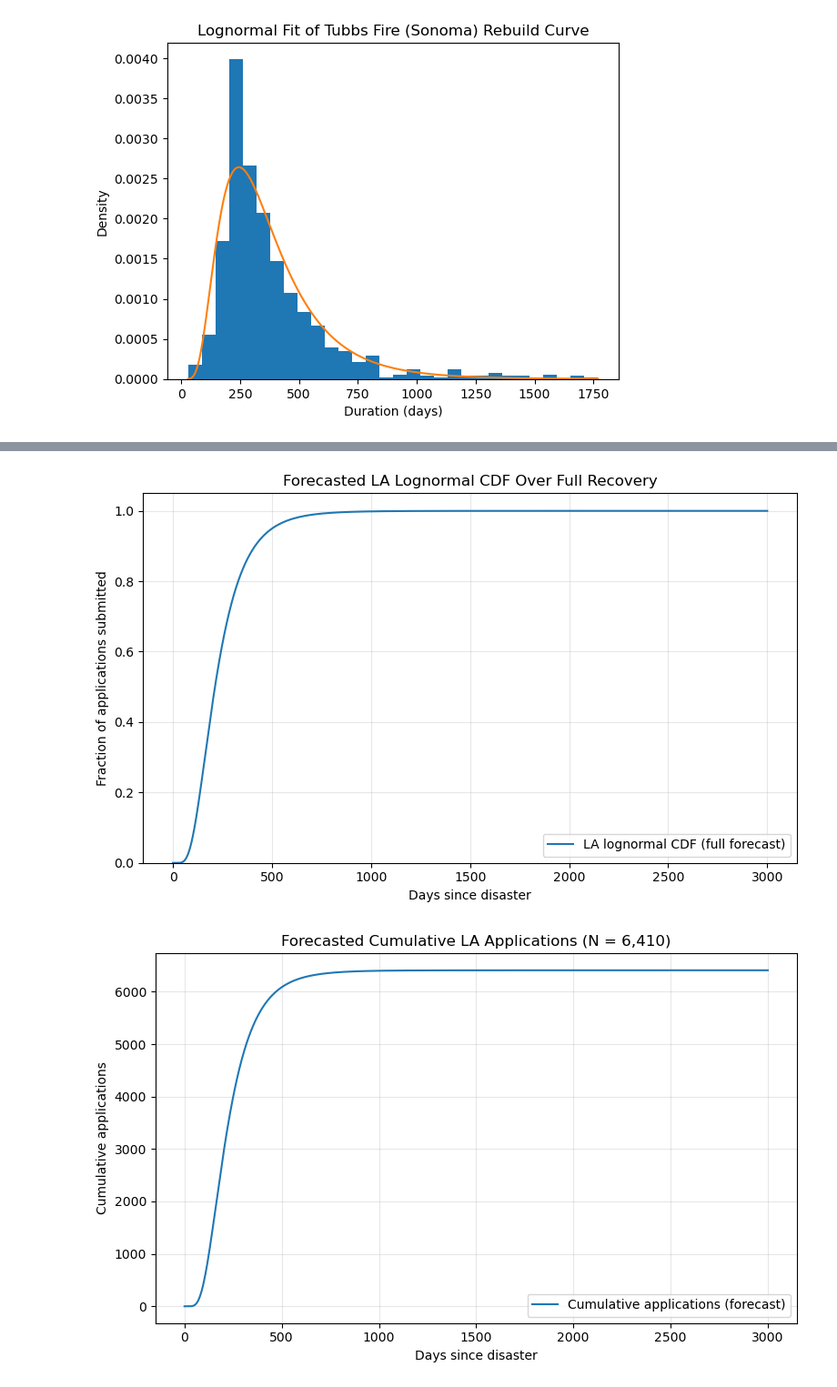
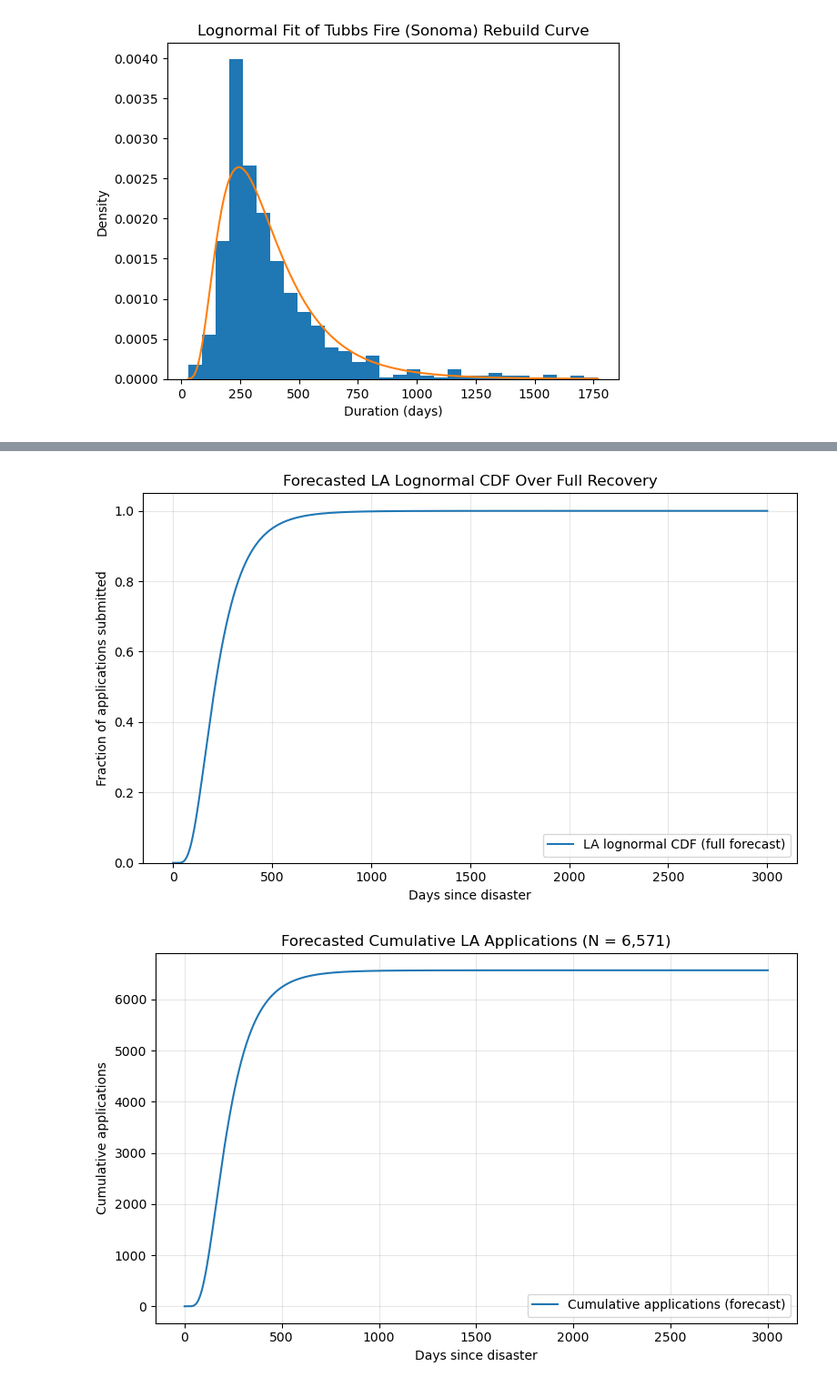
Before and after one commit to MIT-HSCL/permitting-model, a Jupyter notebook: Data fitting for pre-application timeline/fit_data.ipynb, the cells around one changed output, grey strips where cells are left out. Shown at 91% size. Saved outputs shown, nothing was run; the diff lists cells and outputs as text; code cells hidden in the pictures.

```diff
--- a/Data fitting for pre-application timeline/fit_data.ipynb
+++ b/Data fitting for pre-application timeline/fit_data.ipynb
@@ -183,40 +137,44 @@ plt.show()
 # Use the LA lognormal fit you already estimated:
 # shape_la, loc_la, scale_la
 
-N_la = 6410  # total expected applications
+df_la = pd.read_csv("disaster_to_application_la.csv")
+data_la = df_la["duration_days"].values
+shape_la, loc_la, scale_la = lognorm.fit(data_la, floc=0)
+
+N_la = 6571  # total expected applications
 
 # Choose a horizon long enough to see the curve saturate
 x_forecast = np.linspace(0, 3000, 1000)  # days since disaster
 
 # Full (unscaled) LA lognormal CDF and PDF
 cdf_la_full = lognorm.cdf(x_forecast, shape_la, loc_la, scale_la)
 pdf_la_full = lognorm.pdf(x_forecast, shape_la, loc_la, scale_la)
 
 # Forecast cumulative and daily applications
 cum_apps_la = N_la * cdf_la_full          # cumulative forecast
 daily_apps_la = N_la * pdf_la_full        # daily forecast
 
 plt.figure(figsize=(8, 5))
 plt.plot(x_forecast, cdf_la_full, label="LA lognormal CDF (full forecast)")
 plt.xlabel("Days since disaster")
 plt.ylabel("Fraction of applications submitted")
 plt.title("Forecasted LA Lognormal CDF Over Full Recovery")
 plt.ylim(0, 1.05)
 plt.grid(alpha=0.3)
 plt.legend()
 plt.tight_layout()
 plt.show()
 
 plt.figure(figsize=(8, 5))
 plt.plot(x_forecast, cum_apps_la, label="Cumulative applications (forecast)")
 plt.xlabel("Days since disaster")
 plt.ylabel("Cumulative applications")
-plt.title("Forecasted Cumulative LA Applications (N = 6,410)")
+plt.title("Forecasted Cumulative LA Applications (N = 6,571)")
 plt.grid(alpha=0.3)
 plt.legend()
 plt.tight_layout()
 plt.show()
 # %% [output]
 [figure]
-[figure, old version]
+[figure, new version]
 # %%
```
Also changed, not shown: parts of 22 cells of this notebook, 3 other files.
